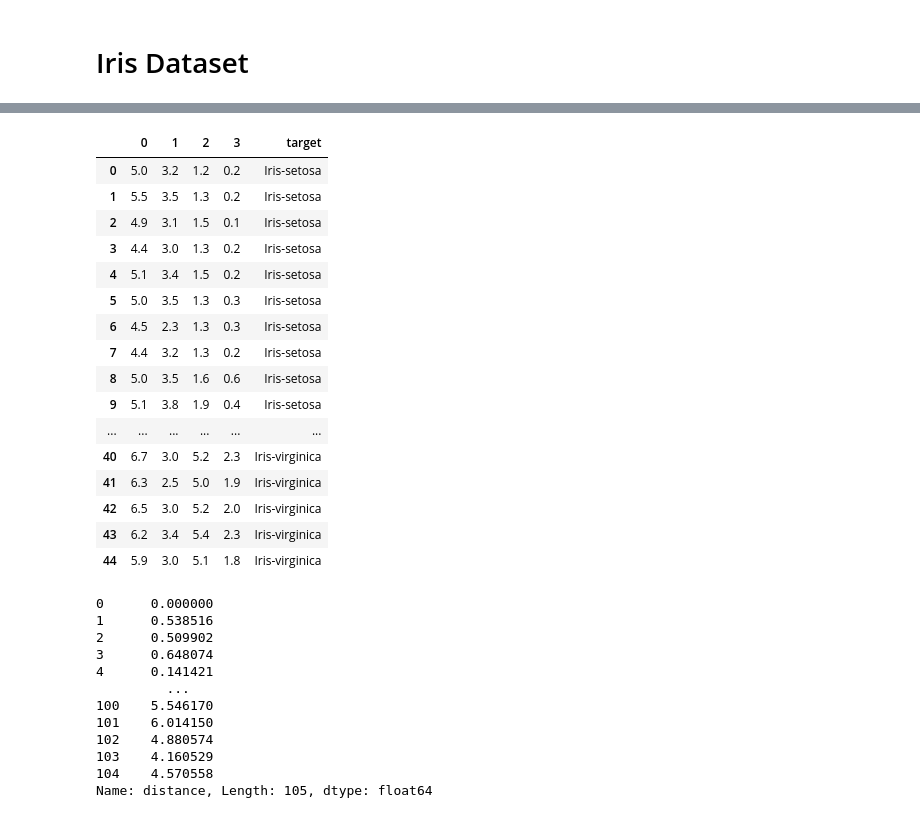
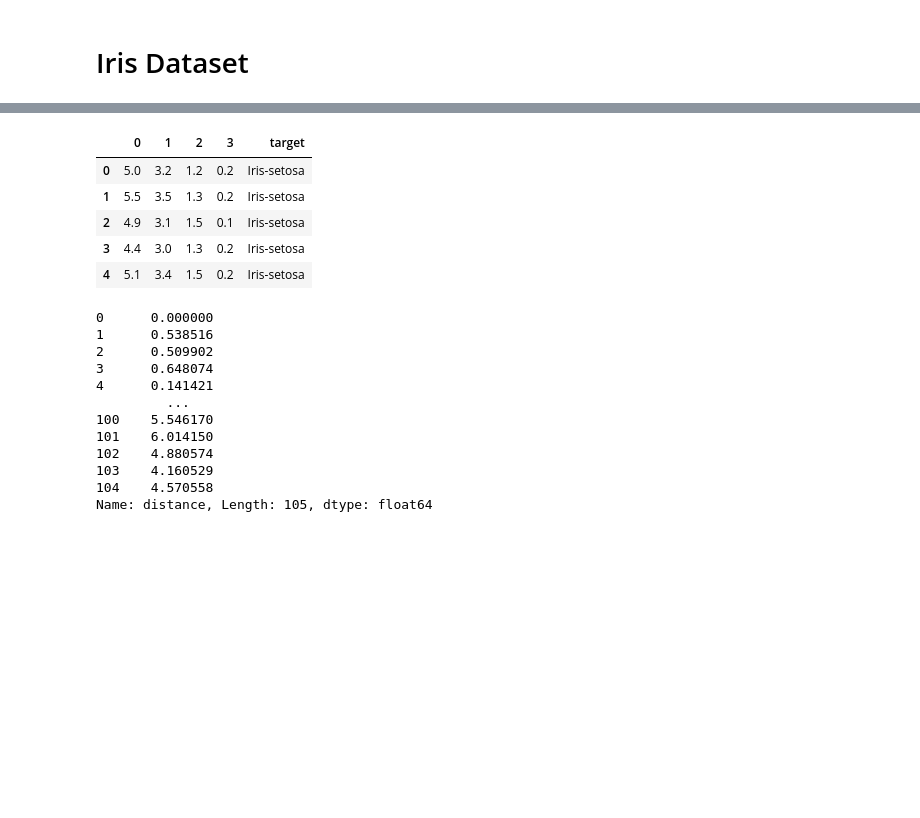
Before and after one commit to mirai0202/knn, a Jupyter notebook: src/main.ipynb, the cells around one changed output, grey strips where cells are left out. Cells and saved outputs as stored; diff of their text form; code cells hidden in the pictures; blank space fills up the shorter version.

```diff
--- a/src/main.ipynb
+++ b/src/main.ipynb
@@ -28,23 +21,12 @@ pd.concat((X_train, y_train), axis=1)
 # %%
-pd.concat((X_test, y_test), axis=1)
+pd.concat((X_test, y_test), axis=1).head()
 # %% [output]
 |  | 0 | 1 | 2 | 3 | target |
 | 0 | 5.0 | 3.2 | 1.2 | 0.2 | Iris-setosa |
 | 1 | 5.5 | 3.5 | 1.3 | 0.2 | Iris-setosa |
 | 2 | 4.9 | 3.1 | 1.5 | 0.1 | Iris-setosa |
 | 3 | 4.4 | 3.0 | 1.3 | 0.2 | Iris-setosa |
 | 4 | 5.1 | 3.4 | 1.5 | 0.2 | Iris-setosa |
-| 5 | 5.0 | 3.5 | 1.3 | 0.3 | Iris-setosa |
-| 6 | 4.5 | 2.3 | 1.3 | 0.3 | Iris-setosa |
-| 7 | 4.4 | 3.2 | 1.3 | 0.2 | Iris-setosa |
-| 8 | 5.0 | 3.5 | 1.6 | 0.6 | Iris-setosa |
-| 9 | 5.1 | 3.8 | 1.9 | 0.4 | Iris-setosa |
-| ... | ... | ... | ... | ... | ... |
-| 40 | 6.7 | 3.0 | 5.2 | 2.3 | Iris-virginica |
-| 41 | 6.3 | 2.5 | 5.0 | 1.9 | Iris-virginica |
-| 42 | 6.5 | 3.0 | 5.2 | 2.0 | Iris-virginica |
-| 43 | 6.2 | 3.4 | 5.4 | 2.3 | Iris-virginica |
-| 44 | 5.9 | 3.0 | 5.1 | 1.8 | Iris-virginica |
 # %%
 from _classes import KNN, Metrics
 
```
Also changed, not shown: parts of 1 cell of this notebook, 3 other files.
